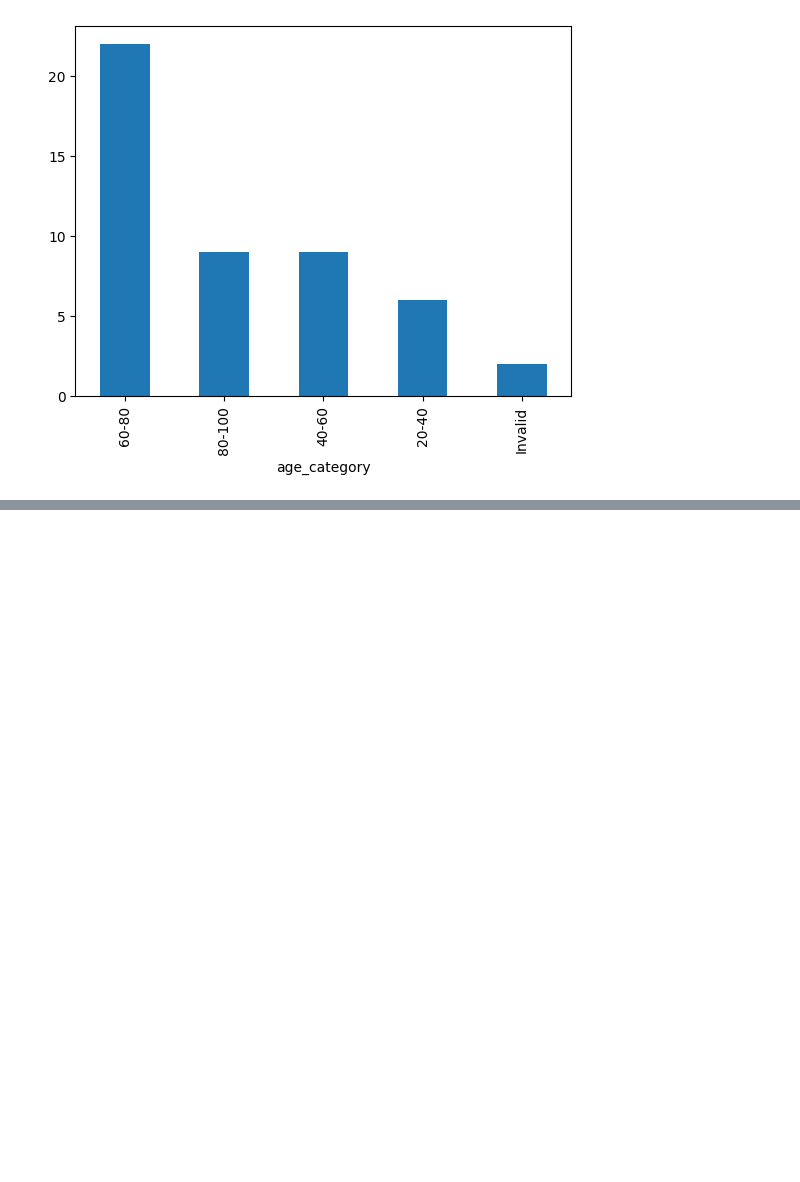
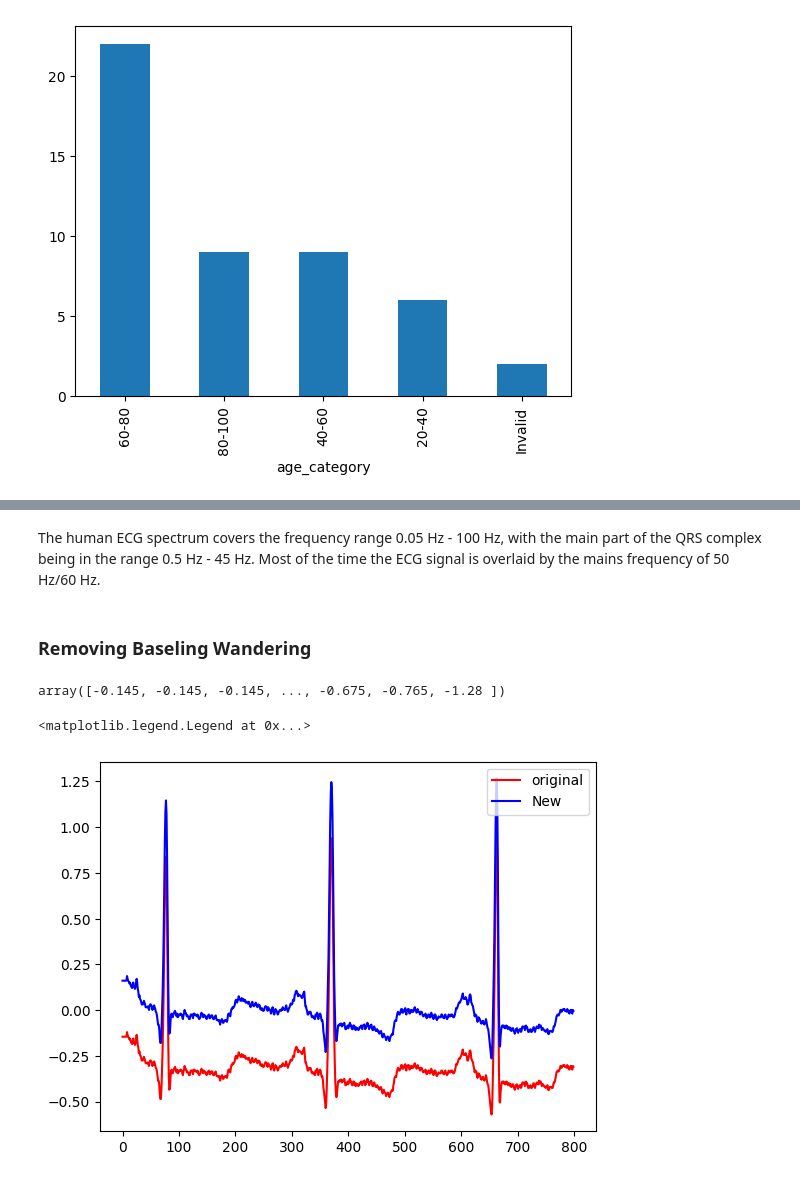
Before and after one commit to Alton1998/Arrhythmia-Detection, a Jupyter notebook: Arrhythmia Detection EDA.ipynb, the cells around one changed output, grey strips where cells are left out. Cells and saved outputs as stored; diff of their text form; code cells hidden in the pictures; blank space fills up the shorter version.

```diff
--- a/Arrhythmia Detection EDA.ipynb
+++ b/Arrhythmia Detection EDA.ipynb
@@ -588,0 +459,2 @@ plt.plot(filtered)
+# %%
+record100_raw = records[0].ecg_signal()
@@ -588,0 +483,21 @@ plt.plot(filtered)
+# %% [markdown]
+The human ECG spectrum covers the frequency range 0.05 Hz - 100 Hz, with the main part of the QRS complex being in the range 0.5 Hz - 45 Hz. Most of the time the ECG signal is overlaid by the mains frequency of 50 Hz/60 Hz.
+# %% [markdown]
+### Removing Baseling Wandering
+# %%
+lead_II_signal = record100_raw[:, 0]
+# %%
+lead_II_signal
+# %% [output]
+array([-0.145, -0.145, -0.145, ..., -0.675, -0.765, -1.28 ])
+# %%
+from utils.common_utils import remove_baseline_wander
+
+new_signal_after_removal_of_baseline_wandering = remove_baseline_wander(lead_II_signal)
+# %%
+plt.plot(lead_II_signal[:800], color="red")
+plt.plot(new_signal_after_removal_of_baseline_wandering[:800], color="blue")
+plt.legend(("original", "New"))
+# %% [output]
+<matplotlib.legend.Legend at 0x...>
+[figure, added]
```
Also changed, not shown: parts of 59 cells of this notebook, 3 other files.
